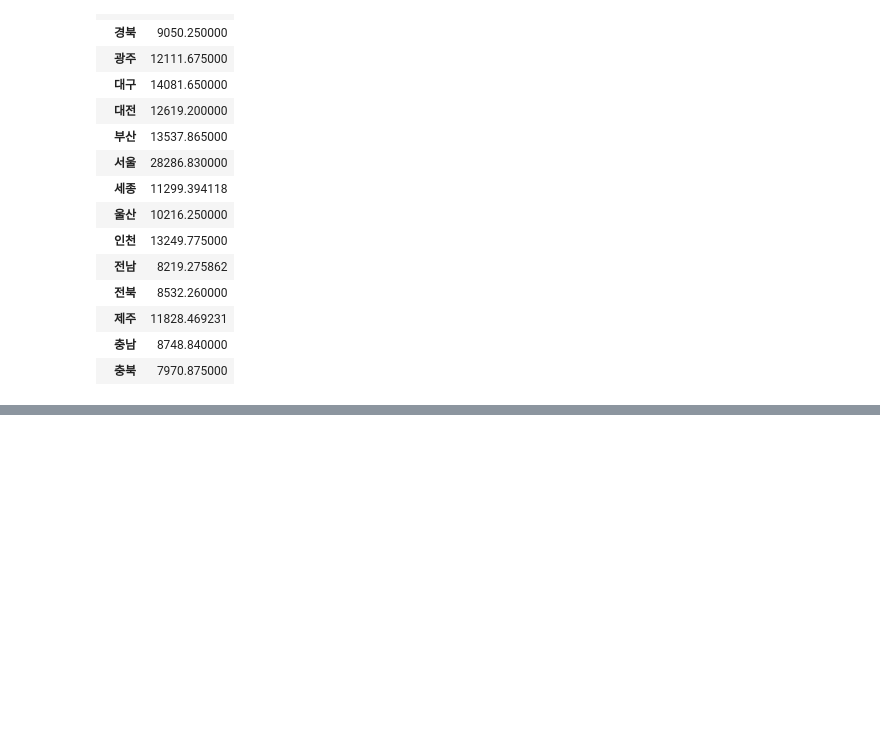
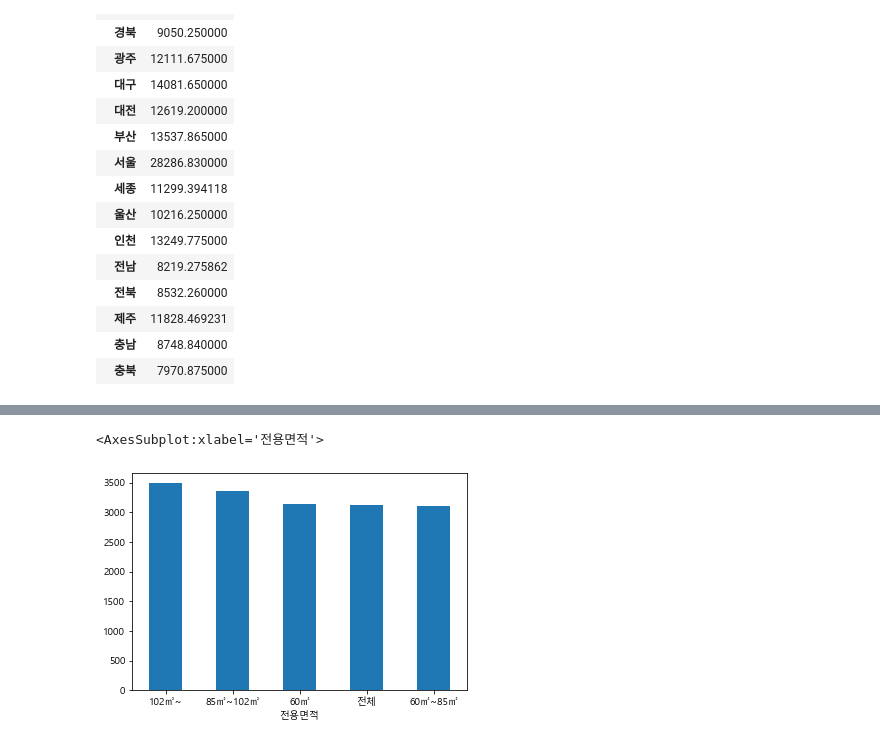
Before and after one commit to shiningstar1007/DataScience, a Jupyter notebook: 공공데이터/notebook/공공데이터_분석.ipynb, the cells around one changed output, grey strips where cells are left out. Cells and saved outputs as stored; diff of their text form; code cells hidden in the pictures; blank space fills up the shorter version.

```diff
--- a/공공데이터/notebook/공공데이터_분석.ipynb
+++ b/공공데이터/notebook/공공데이터_분석.ipynb
@@ -362,0 +386,5 @@ data.loc[2019]
+# %%
+group_data.plot.bar(rot=0)
+# %% [output]
+<AxesSubplot:xlabel='전용면적'>
+[figure, added]
```
Also changed, not shown: parts of 56 cells of this notebook.
